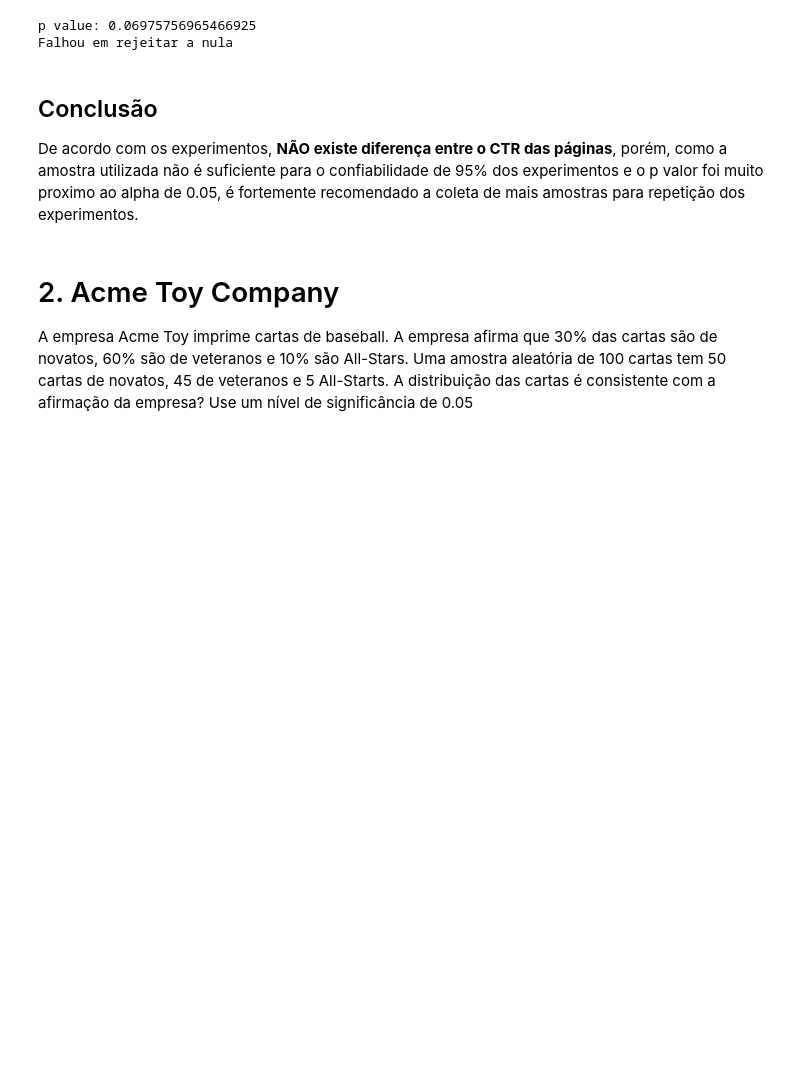
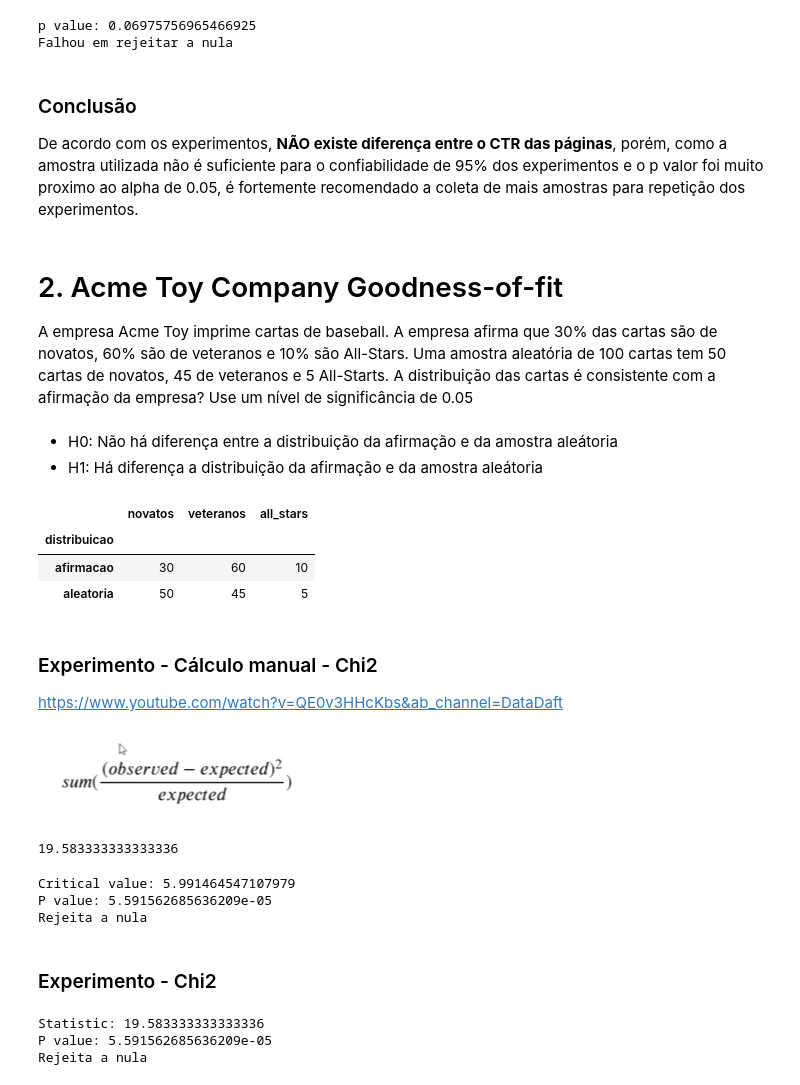
Before and after one commit to miguelzph/ab_test, a Jupyter notebook: notebooks/exercicios_aula_23.ipynb, the cells around one changed output. Saved outputs shown, nothing was run; the diff lists cells and outputs as text; code cells hidden in the pictures; blank space fills up the shorter version.

```diff
--- a/notebooks/exercicios_aula_23.ipynb
+++ b/notebooks/exercicios_aula_23.ipynb
@@ -118,15 +121,83 @@ else:
 p value: 0.06975756965466925
 Falhou em rejeitar a nula
 # %% [markdown]
-## Conclusão
+### Conclusão
 
 De acordo com os experimentos, **NÃO existe diferença entre o CTR das páginas**, porém, como a amostra utilizada não é suficiente para o confiabilidade de 95% dos experimentos e o p valor foi muito proximo ao alpha de 0.05, é fortemente recomendado a coleta de mais amostras para repetição dos experimentos.
 # %% [markdown]
-# 2. Acme Toy Company
+# 2. Acme Toy Company Goodness-of-fit
 A empresa Acme Toy imprime cartas de baseball. A empresa afirma que 30% das
 cartas são de novatos, 60% são de veteranos e 10% são All-Stars.
 Uma amostra aleatória de 100 cartas tem 50 cartas de novatos, 45 de veteranos e 5
 All-Starts.
 A distribuição das cartas é consistente com a afirmação da empresa? Use um nível
 de significância de 0.05
+# %% [markdown]
+- H0: Não há diferença entre a distribuição da afirmação e da amostra aleátoria
+- H1: Há diferença a distribuição da afirmação e da amostra aleátoria
+# %%
+df2 = pd.DataFrame({'novatos':[30, 50], 'veteranos':[60, 45], 'all_stars':[10,5],'distribuicao':['afirmacao', 'aleatoria']})
+df2 = df2.set_index('distribuicao')
+df2
+# %% [output]
+|  | novatos | veteranos | all_stars |
+| distribuicao |  |  |  |
+| afirmacao | 30 | 60 | 10 |
+| aleatoria | 50 | 45 | 5 |
+# %% [markdown]
+### Experimento -  Cálculo manual - Chi2
+
+https://www.youtube.com/watch?v=QE0v3HHcKbs&ab_channel=DataDaft
+# %%
+Image("../imgs/chi2_manual.png")
+# %% [output]
+[figure, added]
+# %%
+observed = df2.loc['aleatoria']
+
+afirmacao_ratio = df2.loc['afirmacao'] / df2.loc['afirmacao'].sum()
+
+expected = afirmacao_ratio * df2.loc['aleatoria'].sum()
+
+chi_squared_stat = (((observed-expected) ** 2)/expected).sum()
+chi_squared_stat
+# %% [output]
+19.583333333333336
+# %%
+crit = stats.chi2.ppf(q=0.95,
+                      df=len(df2.columns)-1)
+
+print(f"Critical value: {crit}")
+
+p_value = 1 - stats.chi2.cdf(x=chi_squared_stat,      # cumulative distribution function (area under)
+                            df=len(df2.columns)-1)
+
+print(f"P value: {p_value}")
+
+if p_value< 0.05:
+    print('Rejeita a nula')
+else:
+    print('Falhou em rejeitar a nula')
+# %% [output]
+Critical value: 5.991464547107979
+P value: 5.591562685636209e-05
+Rejeita a nula
+# %% [markdown]
+### Experimento -  Chi2
+# %%
+chi_squared_stat, pvalue = stats.chisquare(f_obs=df2.loc['aleatoria'],
+                f_exp=df2.loc['afirmacao'])
+
+print(f"Statistic: {chi_squared_stat}")
+
+print(f"P value: {p_value}")
+
+if p_value< 0.05:
+    print('Rejeita a nula')
+else:
+    print('Falhou em rejeitar a nula')
+# %% [output]
+Statistic: 19.583333333333336
+P value: 5.591562685636209e-05
+Rejeita a nula
 # %% [markdown]
```
Also changed, not shown: parts of 35 cells of this notebook, 1 other file.
